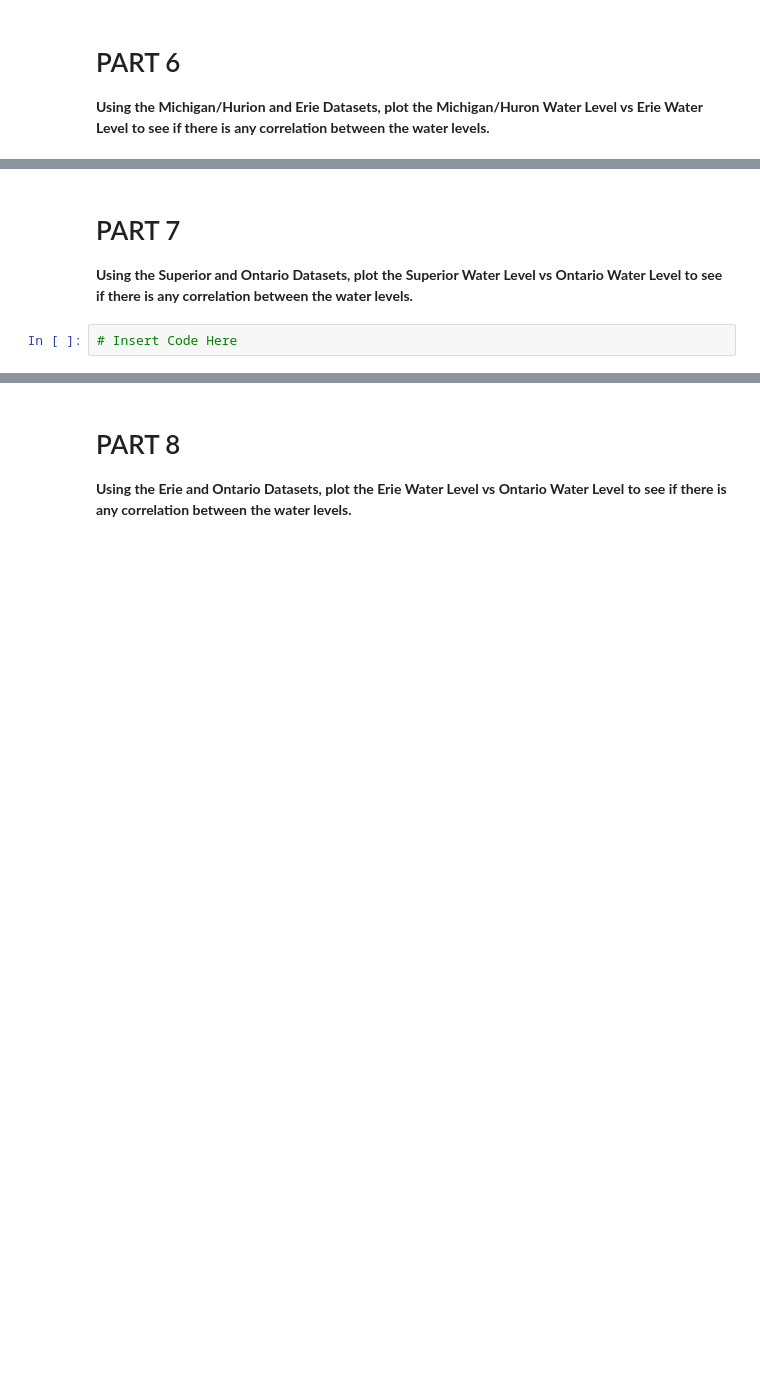
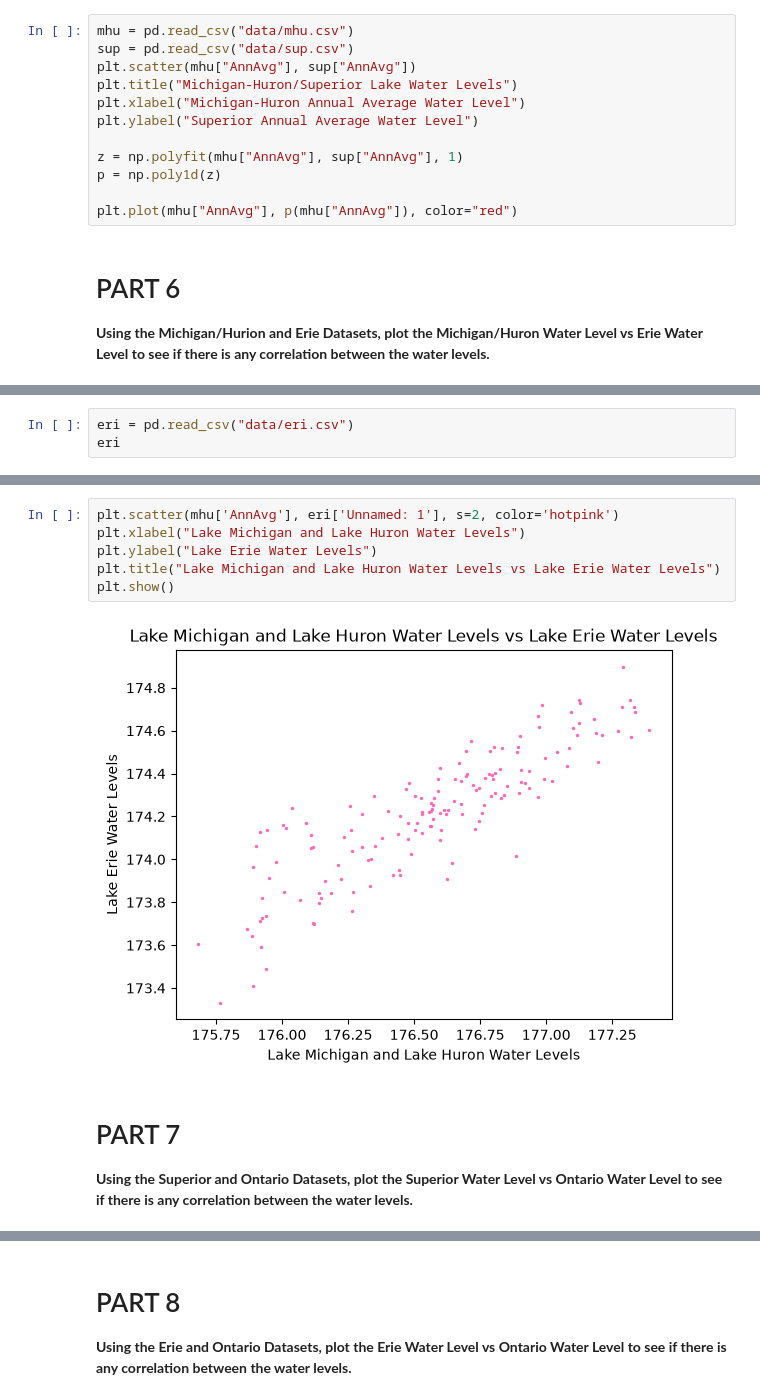
Before and after one commit to wesleyk1/CMSE202_Git_Started, a Jupyter notebook: Great_Lakes_and_Grand_River.ipynb, the cells around one changed output, grey strips where cells are left out. Saved outputs shown, nothing was run; the diff lists cells and outputs as text; blank space fills up the shorter version.

```diff
--- a/Great_Lakes_and_Grand_River.ipynb
+++ b/Great_Lakes_and_Grand_River.ipynb
@@ -71,3 +118,15 @@ plt.show()
+# %%
+mhu = pd.read_csv("data/mhu.csv")
+sup = pd.read_csv("data/sup.csv")
+plt.scatter(mhu["AnnAvg"], sup["AnnAvg"])
+plt.title("Michigan-Huron/Superior Lake Water Levels")
+plt.xlabel("Michigan-Huron Annual Average Water Level")
+plt.ylabel("Superior Annual Average Water Level")
+
+z = np.polyfit(mhu["AnnAvg"], sup["AnnAvg"], 1)
+p = np.poly1d(z)
+
+plt.plot(mhu["AnnAvg"], p(mhu["AnnAvg"]), color="red")
 # %% [markdown]
 # PART 6
 
@@ -76,0 +151,3 @@ plt.show()
+# %%
+eri = pd.read_csv("data/eri.csv")
+eri
@@ -77,6 +168,12 @@ plt.show()
+# %%
+plt.scatter(mhu['AnnAvg'], eri['Unnamed: 1'], s=2, color='hotpink')
+plt.xlabel("Lake Michigan and Lake Huron Water Levels")
+plt.ylabel("Lake Erie Water Levels")
+plt.title("Lake Michigan and Lake Huron Water Levels vs Lake Erie Water Levels")
+plt.show()
+# %% [output]
+[figure, added]
 # %% [markdown]
 # PART 7
 
 **Using the Superior and Ontario Datasets, plot the Superior Water Level vs Ontario Water Level to see if there is any correlation between the water levels.**
-# %%
-# Insert Code Here
```
Also changed, not shown: parts of 14 cells of this notebook.
